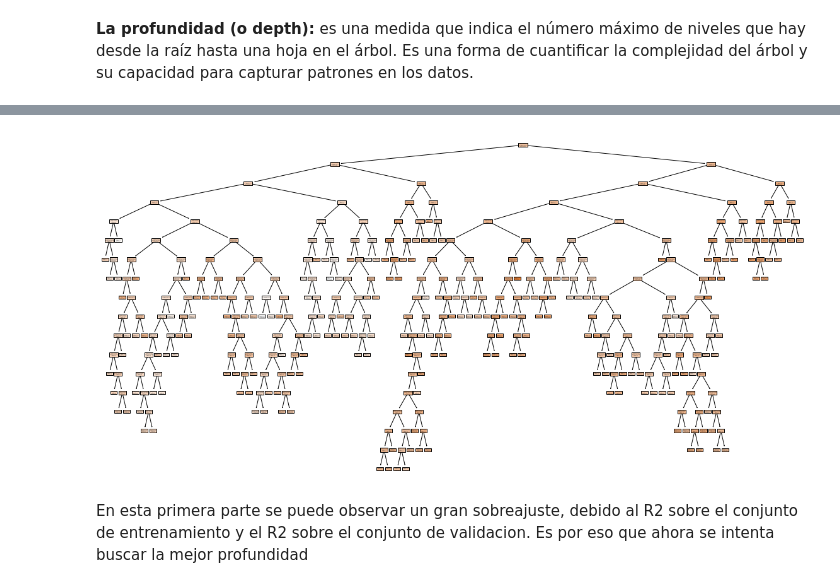
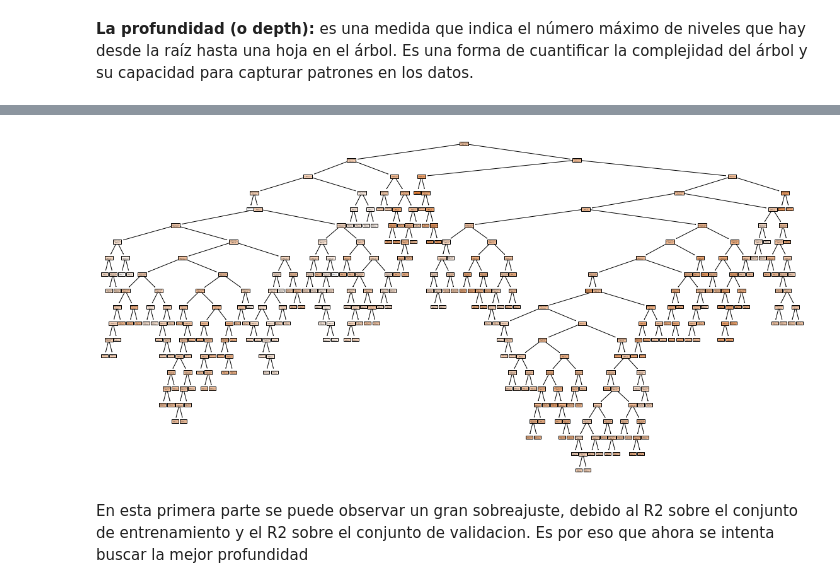
Before and after one commit to Jeslome/Series-de-Tiempo-Univariadas, a Jupyter notebook: Árboles_Ivan.ipynb, the cells around one changed output, grey strips where cells are left out. Drawn from its saved outputs; the diff is of its cells as text; code cells hidden in the pictures.

```diff
--- a/Árboles_Ivan.ipynb
+++ b/Árboles_Ivan.ipynb
@@ -97,7 +140,7 @@ Index: []
 semanas_totales = 2
 
 for i in range(2, 0, -1):
-    df1['t-'+str(i)] = ivan.shift(i)
+    df1['t-'+str(i)] = ivan[['KMS']].shift(i)
 
 # Imprimir el DataFrame resultante
 print(df1)
@@ -119,7 +162,7 @@ DATE
 [268 rows x 2 columns]
 # %%
 # Create column t
-df1['t'] = ivan.values
+df1['t'] = ivan[['KMS']].values
 print(df1.head(10))
 # %% [output]
               t-2    t-1      t
@@ -134,6 +177,18 @@ DATE
 2019-02-18  131.0  146.1  176.2
 2019-02-25  146.1  176.2   99.2
 2019-03-04  176.2   99.2  170.2
+# %%
+# Periodos
+anio = 365.25 * 24 * 60 * 60  # segundos en un año
+mes = 30.44 * 24 * 60 * 60  # Segundos en un mes promedio
+
+# Componentes estacionales mensuales
+df1['Month sin'] = np.sin(timestamp_s * (2 * np.pi / mes))
+df1['Month cos'] = np.cos(timestamp_s * (2 * np.pi / mes))
+
+# Componentes estacionales anuales
+df1['Year sin'] = np.sin(timestamp_s * (2 * np.pi / anio))
+df1['Year cos'] = np.cos(timestamp_s * (2 * np.pi / anio))
 # %%
 # Nuevo df, eliminando los Nans
 df1_ivan = df1[2:]
@@ -159,3 +214,5 @@ DATE
+# %%
+df1_ivan=df1_ivan[['Month sin','Month cos','Year sin','Year cos','t-2','t-1','t']]
 # %% [markdown]
 skforecast  es una librería de python que permite "
 Time series forecasting with scikit-learn regressors", la cual permiten desde la partición de los datos, y la cración del aprendizaje supervisado.Funciona bien con las funciones de sklearn. Ver https://joaquinamatrodrigo.github.io/skforecast/0.5.0/index.html.
@@ -289,13 +342,13 @@ el RECM sobre validación es: 3627.2048148148147
 # %%
 import matplotlib.pyplot as plt
 from sklearn.tree import DecisionTreeRegressor, plot_tree
 from sklearn.datasets import make_regression
 from sklearn.model_selection import train_test_split
 plt.figure(figsize=(20,10))  # Ajusta el tamaño de la figura según sea necesario
-plot_tree(decision_tree_ivan, filled=True, feature_names=['Feature 1', 'Feature 2'])
+plot_tree(decision_tree_ivan, filled=True, feature_names=['Feature 1', 'Feature 2','Feature 3','Feature 4', 'Feature 5', 'Feature 6'])
 plt.show()
 # %% [output]
-[figure, old version]
+[figure, new version]
 # %% [markdown]
 En esta primera parte se puede observar un gran sobreajuste, debido al R2 sobre el conjunto de entrenamiento y el R2 sobre el conjunto de validacion. Es por eso que ahora se intenta buscar la mejor profundidad
 # %%
```
Also changed, not shown: parts of 32 cells of this notebook, 3 other files.
